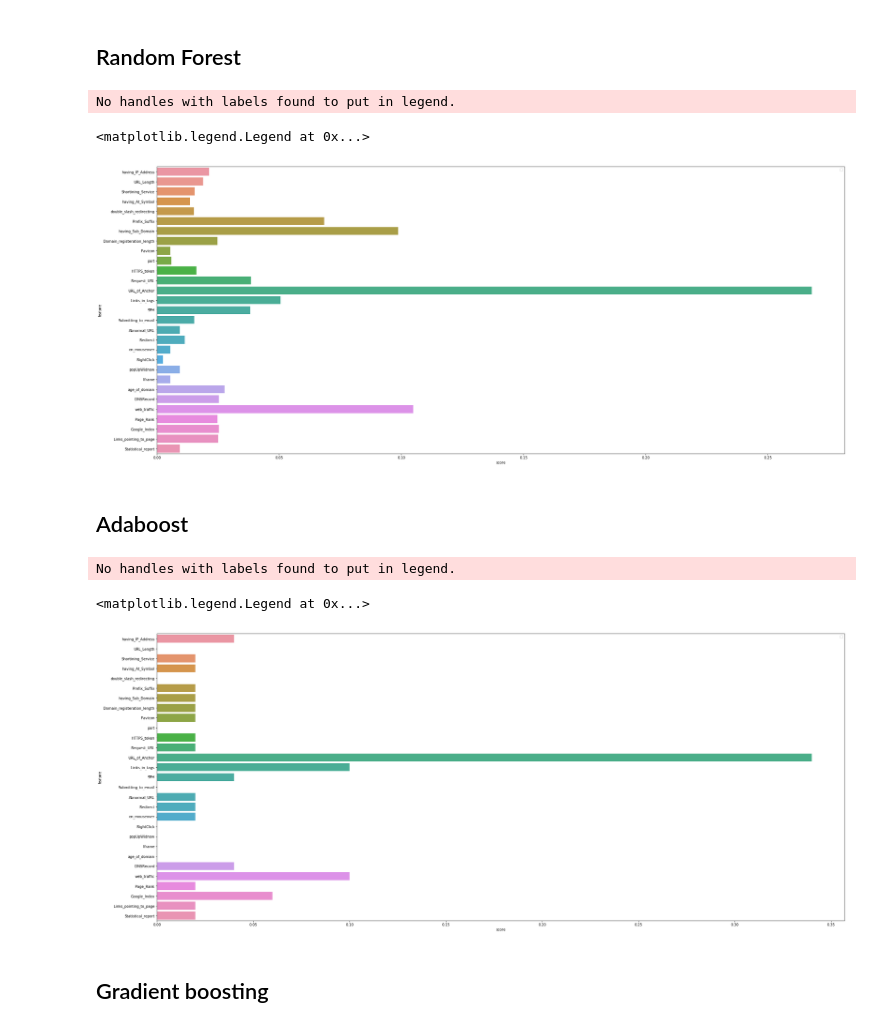
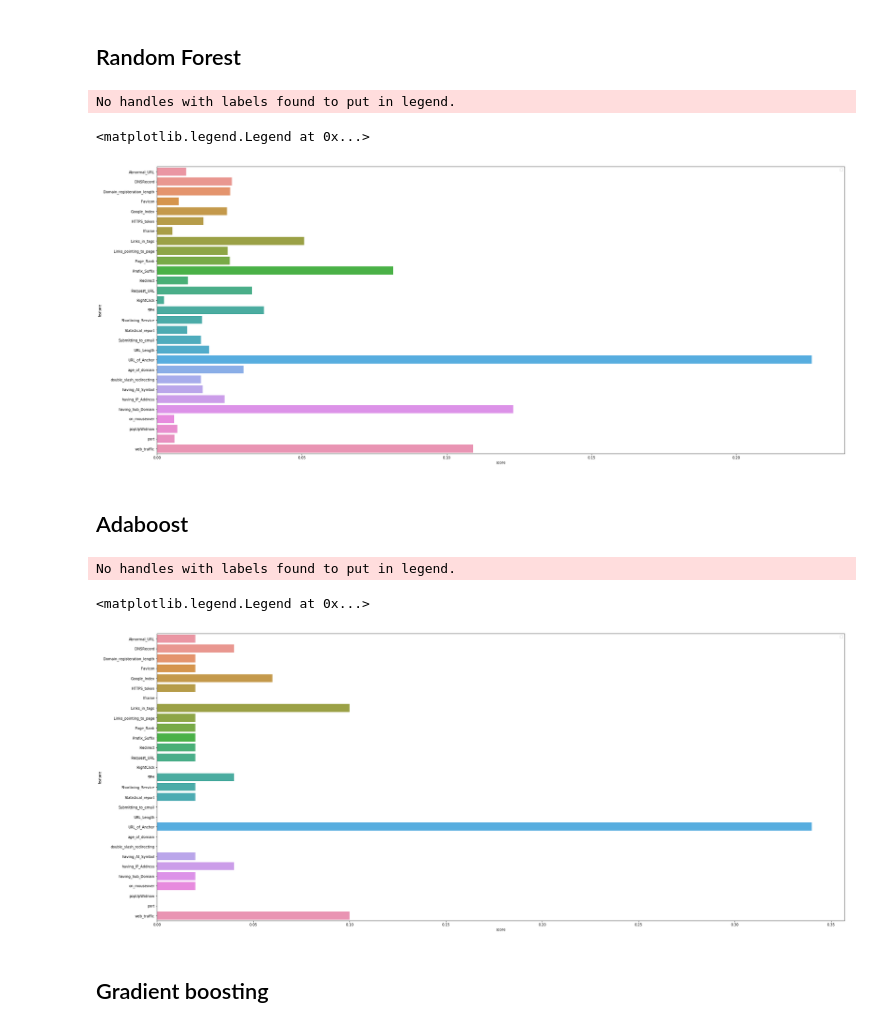
Before and after one commit to toanquachp/phising_ml, a Jupyter notebook: ML_ASM2_Phising.ipynb, the cells around one changed output. Cells and saved outputs as stored; diff of their text form; code cells hidden in the pictures.

```diff
--- a/ML_ASM2_Phising.ipynb
+++ b/ML_ASM2_Phising.ipynb
@@ -223,25 +234,25 @@ weighted avg       0.88      0.88      0.88      2001
 # %% [markdown]
 ## Random Forest
 # %%
-fi_rand = pd.DataFrame(zip(phising_data.columns, map(lambda x: round(x, 4), clf_rand.feature_importances_)), columns=['feature', 'score'])
+fi_rand = pd.DataFrame(sorted(zip(phising_data.columns, map(lambda x: round(x, 4), clf_rand.feature_importances_))), columns=['feature', 'score'])
 fig, ax = plt.subplots(1, 1, figsize=(35, 15))
 sns.barplot(x='score', y='feature', data=fi_rand, ax=ax)
 ax.legend()
 # %% [output]
 No handles with labels found to put in legend.
 <matplotlib.legend.Legend at 0x...>
-[figure, old version]
+[figure, new version]
 # %% [markdown]
 ## Adaboost
 # %%
-fi_rand = pd.DataFrame(zip(phising_data.columns, map(lambda x: round(x, 4), clf_ada.feature_importances_)), columns=['feature', 'score'])
+fi_rand = pd.DataFrame(sorted(zip(phising_data.columns, map(lambda x: round(x, 4), clf_ada.feature_importances_))), columns=['feature', 'score'])
 fig, ax = plt.subplots(1, 1, figsize=(35, 15))
 sns.barplot(x='score', y='feature', data=fi_rand, ax=ax)
 ax.legend()
 # %% [output]
 No handles with labels found to put in legend.
 <matplotlib.legend.Legend at 0x...>
-[figure, old version]
+[figure, new version]
 # %% [markdown]
 ## Gradient boosting
 # %%
```
Also changed, not shown: parts of 3 cells of this notebook.
